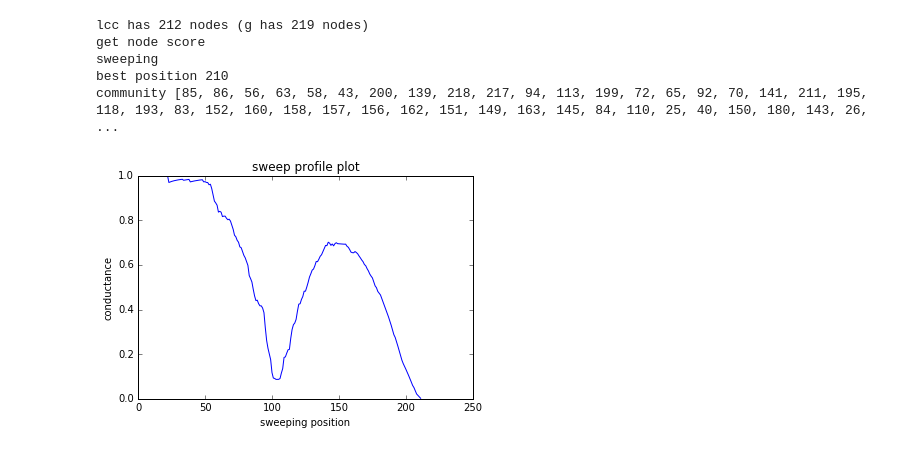
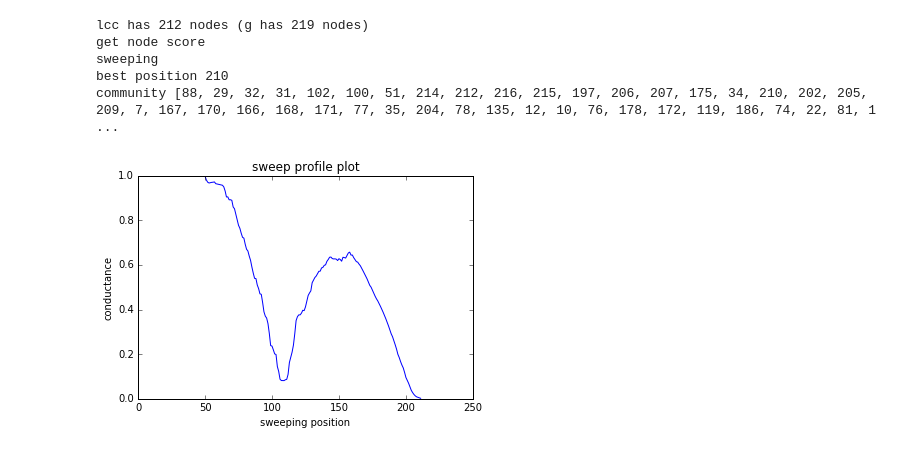
Before and after one commit to xiaohan2012/signed-local-community, a Jupyter notebook: motif-clustering.ipynb, the cells around one changed output. Cells and saved outputs as stored; diff of their text form; code cells hidden in the pictures.

```diff
--- a/motif-clustering.ipynb
+++ b/motif-clustering.ipynb
@@ -51,13 +53,11 @@ if False:
     draw_nodes(g, pos)
     draw_edges(g, pos)
 
-    A = nx.adj_matrix(g, weight='sign').todense()
-    A = np.asarray(A)
-    A
+    A = nx.adj_matrix(g, weight='sign')
 # %%
 # path a ---(+)--- b ---(-)--- c
 C1 = (A @ A)
-C1[C1 >= 0] = 0
+C1[C1 > 0] = 0
 
 C2 = A.copy()
 C2[C2>0] = 0
@@ -75,6 +75,6 @@ C2[C2<0] = 0
 neg_neg_C = C1 * C2
 W = pos_neg_C + neg_neg_C
 # %%
-g_motif = nx.from_numpy_array(W)
-nx.draw_networkx(g_motif)
+g_motif = nx.from_scipy_sparse_matrix(W)
+nx.draw_networkx(g_motif, with_labels=False, node_size=100)
 # %% [output]
@@ -82,19 +82,15 @@ nx.draw_networkx(g_motif)
 # %%
 def normlized_laplacian(A):
-    if issparse(A):
-        A = np.asarray(A.todense())
-        deg = A.sum(axis=0)
-        D_neg_half = np.diag(flatten(1 / np.sqrt(deg)))
-        L_norm = np.eye(A.shape[0]) - D_neg_half.dot(A).dot(D_neg_half)
-        return L_norm
+    deg = A.sum(axis=0)
+    D_neg_half = sp.diags(flatten(1 / np.sqrt(deg)))
+    L_norm = sp.eye(A.shape[0]) - D_neg_half @ A @ D_neg_half
+    return L_norm
 
 def signed_normlized_laplacian(A):
-    if issparse(A):
-        A = np.asarray(A.todense())
-    deg = np.abs(A).sum(axis=0)
-    D_neg_half = np.diag(flatten(1 / np.sqrt(deg)))
+    deg = abs(A).sum(axis=0)
+    D_neg_half = sp.diags(flatten(1 / np.sqrt(deg)))
 
-    L_norm = np.eye(A.shape[0]) - D_neg_half.dot(A).dot(D_neg_half)
+    L_norm = sp.eye(A.shape[0]) - D_neg_half @ A @ D_neg_half
     return L_norm
 
 def conductance(g, S, weight=None, verbose=False):
@@ -162,7 +158,8 @@ print('lcc has {} nodes (g has {} nodes)'.format(lcc.number_of_nodes(), g.number
 L_n = normlized_laplacian(nx.adj_matrix(lcc))
 
 print('get node score')
-eigval, eigvec = eigh(L_n)
+_, eigvec = eigs(L_n.asfptype(), k=2, which='SM')
+# eigval, eigvec = eigh(L_n)
 z_vect = eigvec[:, 1]
 
 deg = lcc.degree(weight='weight')
@@ -172,35 +169,35 @@ node_scores = z_vect / deg
 
 print('sweeping')
 order = np.argsort(node_scores)[::-1]
 sweep_positions = []
 sweep_scores = []
 for i in range(1, len(order)):  # omit the last entry
     sweep_positions.append(i)
     s = conductance(lcc, order[:i])
     sweep_scores.append(s)
 
 
 fig, ax = plt.subplots(1, 1)
 ax.plot(sweep_positions, sweep_scores)
 ax.set_title('sweep profile plot')
 ax.set_xlabel('sweeping position')
 ax.set_ylabel('conductance')
 
 # get the best community
 best_pos = np.argmin(sweep_scores)
 comm = order[:best_pos+1]
 print('best position', best_pos)
 
 # map back the lcc nodes to g
 comm = [node_lcc2g[n] for n in comm]
 print('community', comm)
 # %% [output]
 lcc has 212 nodes (g has 219 nodes)
 get node score
 sweeping
 best position 210
-community [85, 86, 56, 63, 58, 43, 200, 139, 218, 217, 94, 113, 199, 72, 65, 92, 70, 141, 211, 195, 118, 193, 83, 152, 160, 158, 157, 156, 162, 151, 149, 163, 145, 84, 110, 25, 40, 150, 180, 143, 26,  ...
+community [88, 29, 32, 31, 102, 100, 51, 214, 212, 216, 215, 197, 206, 207, 175, 34, 210, 202, 205, 209, 7, 167, 170, 166, 168, 171, 77, 35, 204, 78, 135, 12, 10, 76, 178, 172, 119, 186, 74, 22, 81, 1 ...
-[figure, old version]
+[figure, new version]
 # %%
 pal = sns.color_palette('hls', 8)
 # sns.palplot(pal)
```
Also changed, not shown: parts of 8 cells of this notebook.
